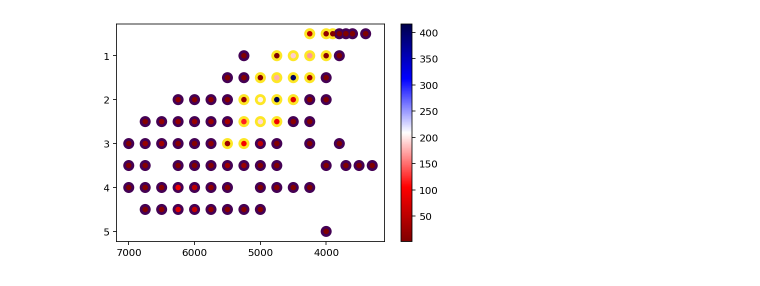
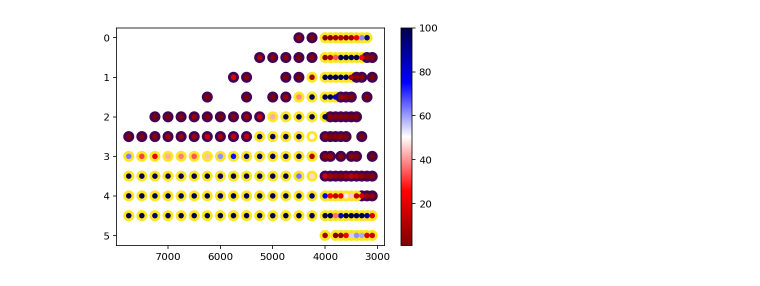
Before and after one commit to svenbuder/GALAH_DR4, a Jupyter notebook: spectrum_grids/galah_dr4_grid_calculation_priority_new_grid.ipynb, the cells around one changed output. Saved outputs shown, nothing was run; the diff lists cells and outputs as text; code cells hidden in the pictures.

```diff
--- a/spectrum_grids/galah_dr4_grid_calculation_priority_new_grid.ipynb
+++ b/spectrum_grids/galah_dr4_grid_calculation_priority_new_grid.ipynb
@@ -15,7 +16,8 @@ import sys
 import glob
 # %%
 # initial_values = Table.read('../spectrum_analysis/galah_dr4_initial_parameters_220714_lite.fits')
-initial_values = Table.read('../catalogs/galah_dr4_allspec_230206.fits')
+initial_values = Table.read('../catalogs/galah_dr4_allstar_230531.fits')
+# initial_values = Table.read('../spectrum_post_processing/galah_dr4_allspec_not_validated.fits')
 # %%
 grids = Table.read('galah_dr4_model_trainingset_gridpoints.fits')
 # %%
@@ -1279,7 +1362,7 @@ f, ax = plt.subplots()
 s = ax.scatter(
     grids['teff_subgrid'][selection] + np.abs(100*grids['fe_h_subgrid'][selection]),
     grids['logg_subgrid'][selection] + 0.2*grids['fe_h_subgrid'][selection],
-    c = grids['fe_h_subgrid'][selection], s = 5
+    c = grids['fe_h_subgrid'][selection], s = 5, cmap='plasma'
 )
 plt.colorbar(s, ax=ax)
 ax.set_xlim(ax.get_xlim()[::-1])
@@ -1291,11 +1373,0 @@ plt.close()
-# %%
-s = 0
-for g in priority['index_subgrid']:
-    if g in trained_3x3x3:
-        nr = priority['counts_dr4_init'][(priority['index_subgrid'] == g)][0]
-        s += nr
-        print(nr,s,"{:.1f}".format(100.*s/sum(priority['counts_dr4_init'])),"{:.1f}".format(100.*nr/sum(priority['counts_dr4_init'])))
-    else:
-        nr = priority['counts_dr4_init'][(priority['index_subgrid'] == g)][0]
-        if nr > 500:
-            print(nr)
@@ -1329,28 +1374,28 @@ NotebookApp.rate_limit_window=3.0 (secs)
 # %%
-selection = (priority['fe_h_subgrid'] == -2.0) & (priority['counts_dr4_init'] > 1)
+selection = (priority['fe_h_subgrid'] == -0.25) & (priority['counts_dr4_init'] >= 0)
 
 done = []
 for s in priority['index_subgrid'][selection]:
     if s in trained_3x3x3:
         done.append(1)
     else:
         done.append(0)
 
 f, ax = plt.subplots()
 s = ax.scatter(
     priority['teff_subgrid'][selection],
     priority['logg_subgrid'][selection],
     c = done,s=100,vmin=0,vmax=1
 )
 s = ax.scatter(
     priority['teff_subgrid'][selection],
     priority['logg_subgrid'][selection],
-    c = priority['counts_dr4_init'][selection],s=20,cmap='seismic_r'
+    c = priority['counts_dr4_init'][selection],vmax = 100, s=20,cmap='seismic_r'
 )
 plt.colorbar(s, ax=ax)
 ax.set_xlim(ax.get_xlim()[::-1])
 ax.set_ylim(ax.get_ylim()[::-1])
 plt.show()
 plt.close()
 # %% [output]
-[figure, old version]
+[figure, new version]
```
Also changed, not shown: parts of 34 cells of this notebook, 12 other files.
